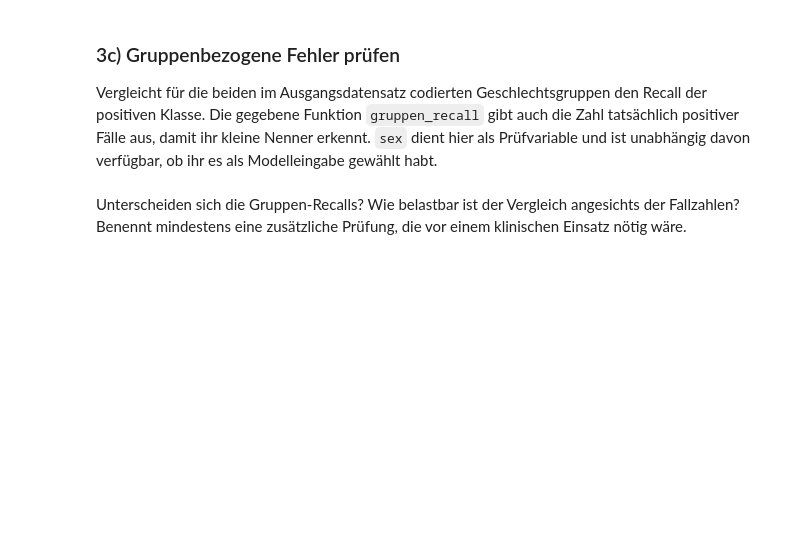
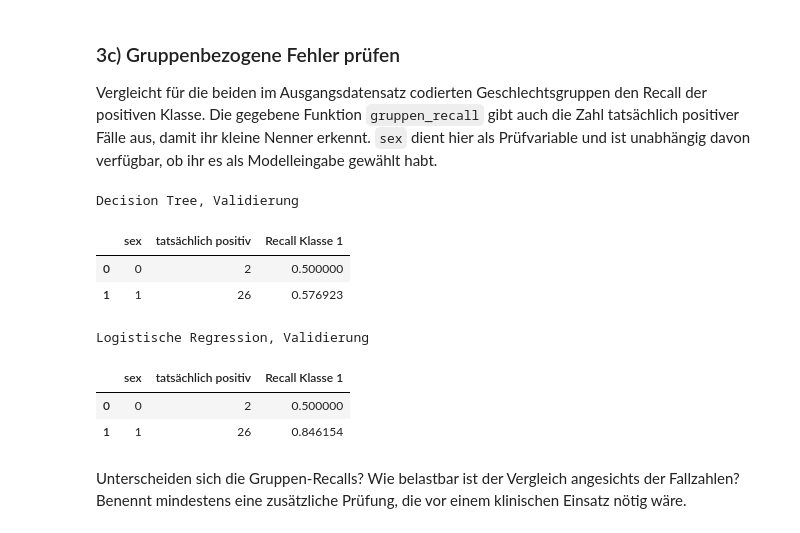
Before and after one commit to Stevenyami/KI-in-der-Medizin, a Jupyter notebook: src/Uebung03_KI_System.ipynb, the cells around one changed output. Cells and saved outputs as stored; diff of their text form; code cells hidden in the pictures; blank space fills up the shorter version.

```diff
--- a/src/Uebung03_KI_System.ipynb
+++ b/src/Uebung03_KI_System.ipynb
@@ -209,6 +306,6 @@ Ihre Lösung:
 # %%
 # Tragt hier den gewählten Wert aus C_werte ein.
-gewaehltes_C = 0 # Hier dein Code
+gewaehltes_C = 10.0 # Hier dein Code
 auswahl = C_werte.index(gewaehltes_C)
 modell_gewaehlt = modelle[auswahl]
 vorhersage_modell_val = modell_gewaehlt.predict(X_val[merkmale])
@@ -223,34 +324,43 @@ Vergleicht für die beiden im Ausgangsdatensatz codierten Geschlechtsgruppen den
 # %%
 def gruppen_recall(y_wahr, y_prognose, gruppen):
     """Calculate recall for class 1 separately for groups 0 and 1.
 
     Parameters
     ----------
     y_wahr : pandas.Series
         True binary labels (0 or 1).
     y_prognose : numpy.ndarray
         Predicted binary labels, in the same row order as y_wahr.
     gruppen : pandas.Series
         Group membership (0 or 1), in the same row order as y_wahr.
 
     Returns
     -------
     pandas.DataFrame
         One row per group, with the group value ("sex"), the number of
         actual positive cases ("tatsächlich positiv"), and recall for
         class 1 ("Recall Klasse 1")."""
     zeilen = []
     for gruppe in [0, 1]:
         maske = (gruppen.to_numpy() == gruppe)
         positive = int(y_wahr.to_numpy()[maske].sum())
         recall = recall_score(y_wahr.to_numpy()[maske], y_prognose[maske], zero_division=0)
         zeilen.append({"sex": gruppe, "tatsächlich positiv": positive, "Recall Klasse 1": recall})
     return pd.DataFrame(zeilen)
 
 print("Decision Tree, Validierung")
-display(gruppen_recall(0)) # Hier dein Code
+display(gruppen_recall(y_val, vorhersage_bereinigt_val, X_val["sex"])) # Hier dein Code
 print("Logistische Regression, Validierung")
-display(gruppen_recall(0)) # Hier dein Code
+display(gruppen_recall(y_val, vorhersage_modell_val, X_val["sex"])) # Hier dein Code
+# %% [output]
+Decision Tree, Validierung
+|  | sex | tatsächlich positiv | Recall Klasse 1 |
+| 0 | 0 | 2 | 0.500000 |
+| 1 | 1 | 26 | 0.576923 |
+Logistische Regression, Validierung
+|  | sex | tatsächlich positiv | Recall Klasse 1 |
+| 0 | 0 | 2 | 0.500000 |
+| 1 | 1 | 26 | 0.846154 |
 # %% [markdown]
 Unterscheiden sich die Gruppen-Recalls? Wie belastbar ist der Vergleich angesichts der Fallzahlen? Benennt mindestens eine zusätzliche Prüfung, die vor einem klinischen Einsatz nötig wäre.
 # %% [markdown]
```
Also changed, not shown: parts of 16 cells of this notebook.
